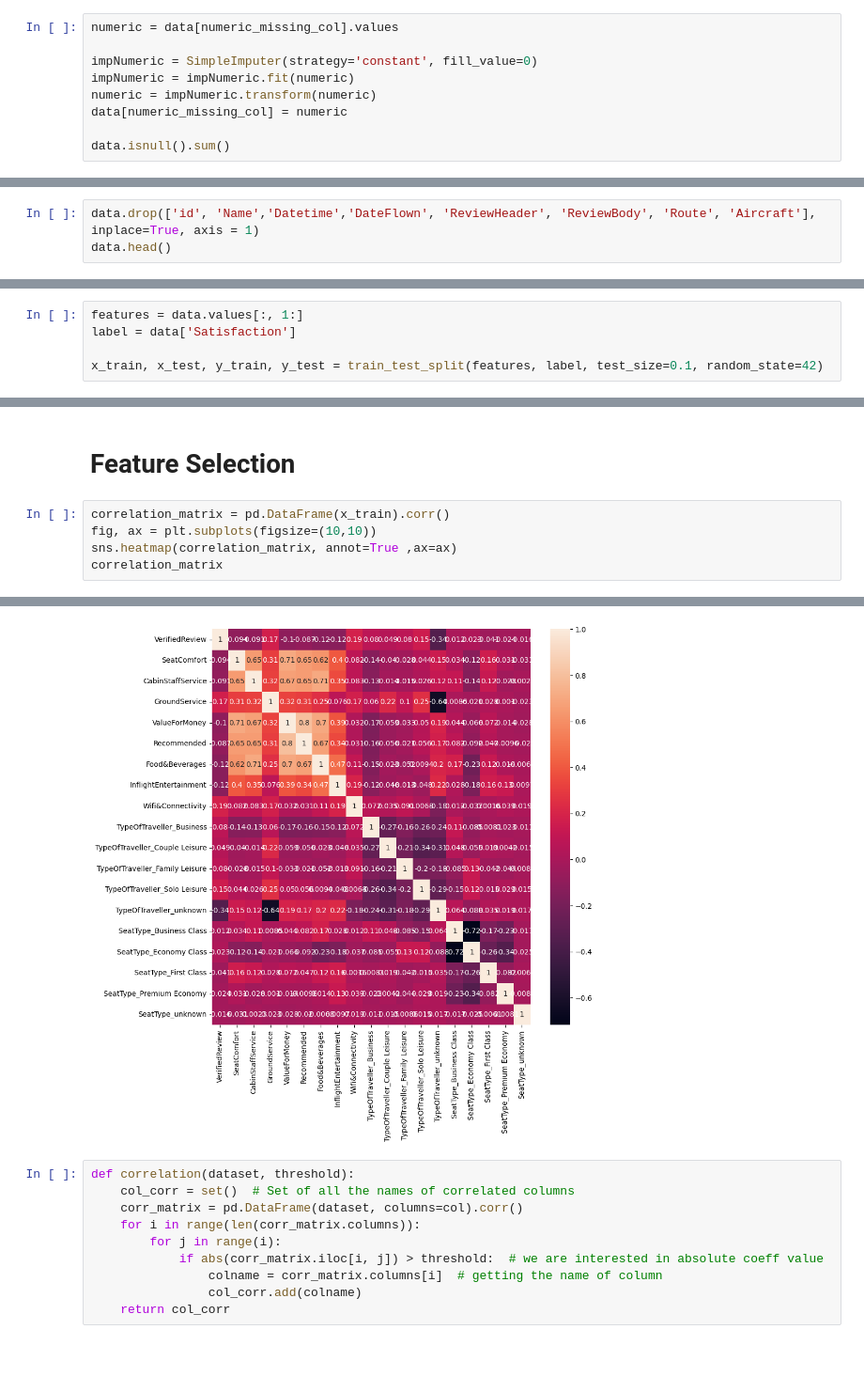
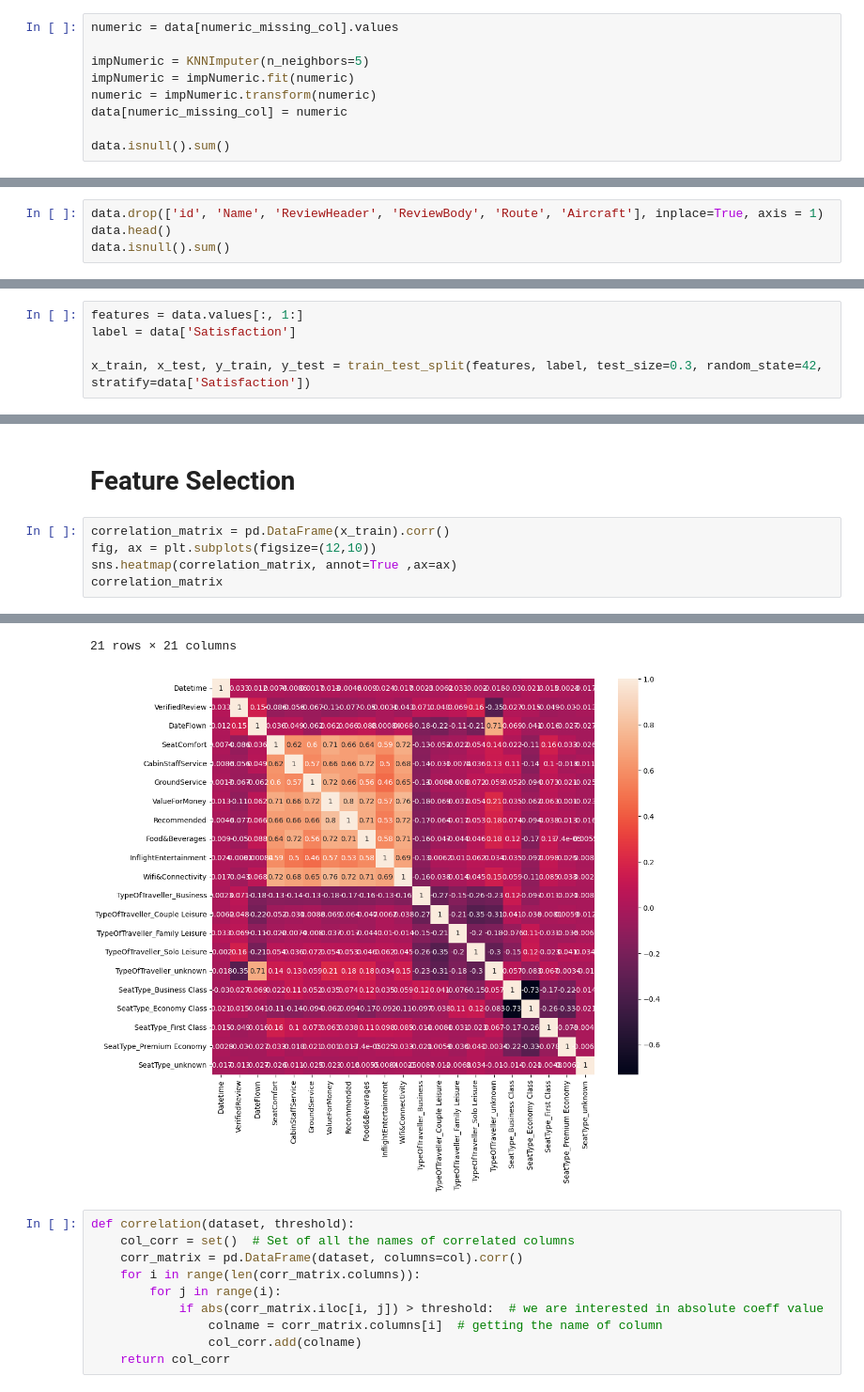
Before and after one commit to WawanWidiantara/Multi-Layer-Perceptron, a Jupyter notebook: AirlineReviews-Classification.ipynb, the cells around one changed output, grey strips where cells are left out. Shown at 94% size. Drawn from its saved outputs; the diff is of its cells as text; blank space fills up the shorter version.

```diff
--- a/AirlineReviews-Classification.ipynb
+++ b/AirlineReviews-Classification.ipynb
@@ -89,7 +110,7 @@ numeric_missing_col
 # %%
 numeric = data[numeric_missing_col].values
 
-impNumeric = SimpleImputer(strategy='constant', fill_value=0)
+impNumeric = KNNImputer(n_neighbors=5)
 impNumeric = impNumeric.fit(numeric)
 numeric = impNumeric.transform(numeric)
 data[numeric_missing_col] = numeric
@@ -151,6 +172,7 @@ dtype: int64
 # %% [markdown]
 **Removing Unwanted Feature**
 # %%
-data.drop(['id', 'Name','Datetime','DateFlown', 'ReviewHeader', 'ReviewBody', 'Route', 'Aircraft'], inplace=True, axis = 1)
+data.drop(['id', 'Name', 'ReviewHeader', 'ReviewBody', 'Route', 'Aircraft'], inplace=True, axis = 1)
 data.head()
+data.isnull().sum()
 # %% [output]
@@ -232,4 +299,4 @@ data.head()
 features = data.values[:, 1:]
 label = data['Satisfaction']
 
-x_train, x_test, y_train, y_test = train_test_split(features, label, test_size=0.1, random_state=42)
+x_train, x_test, y_train, y_test = train_test_split(features, label, test_size=0.3, random_state=42, stratify=data['Satisfaction'])
@@ -296,7 +339,7 @@ x_test = pd.DataFrame(x_test,columns=col)
 # Feature Selection
 # %%
 correlation_matrix = pd.DataFrame(x_train).corr()
-fig, ax = plt.subplots(figsize=(10,10))
+fig, ax = plt.subplots(figsize=(12,10))
 sns.heatmap(correlation_matrix, annot=True ,ax=ax)
 correlation_matrix
 # %% [output]
@@ -320,4 +363,5 @@ correlation_matrix
+21 rows × 21 columns
-[figure, old version]
+[figure, new version]
 # %%
 def correlation(dataset, threshold):
     col_corr = set()  # Set of all the names of correlated columns
```
Also changed, not shown: parts of 20 cells of this notebook, 2 other files.
